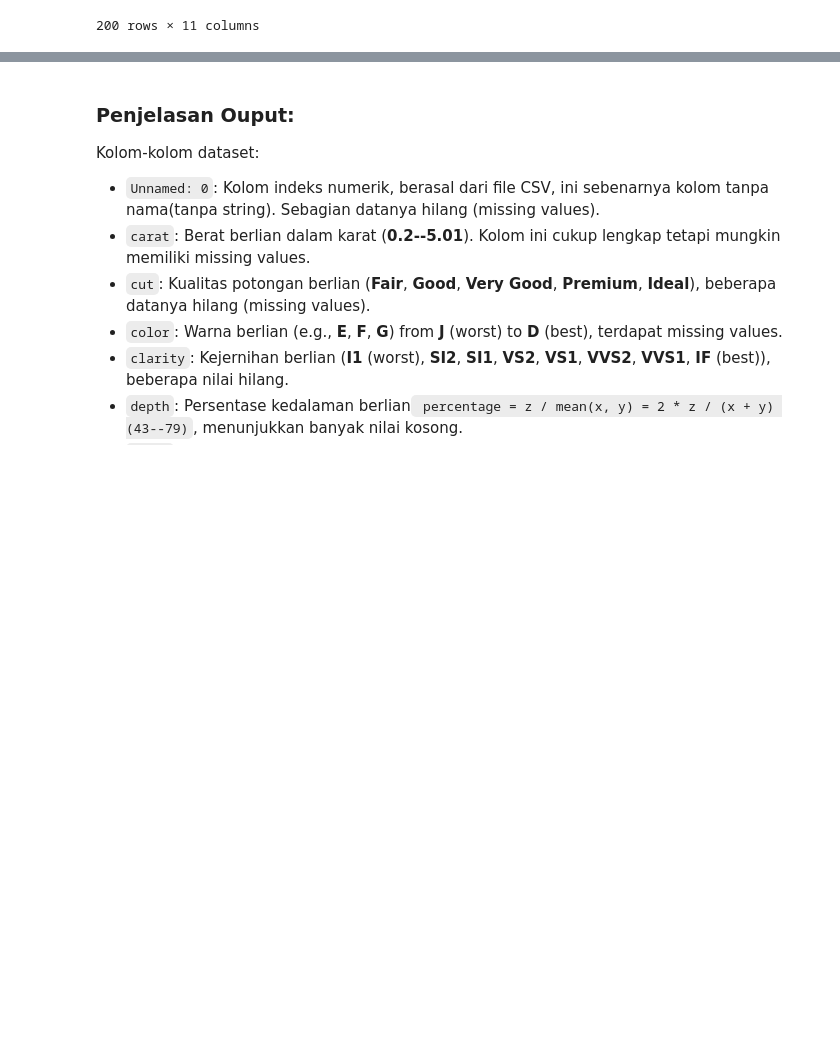
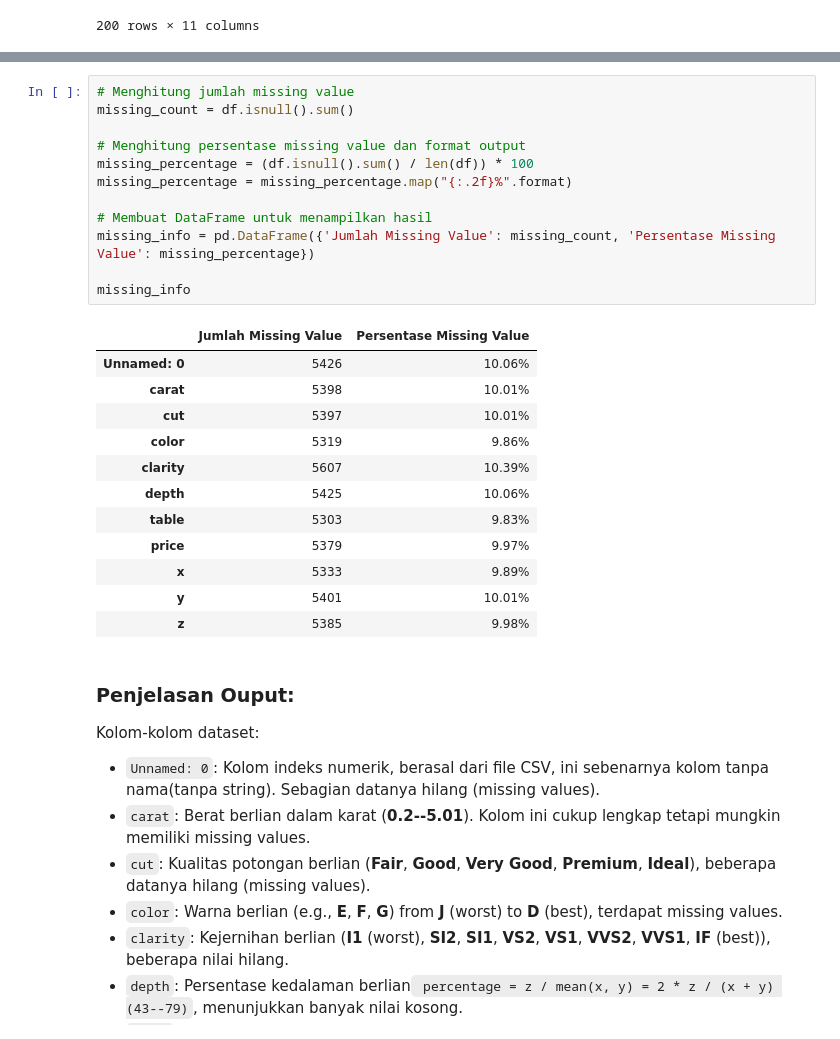
Before and after one commit to LatiefDataVisionary/eda-college-task, a Jupyter notebook: EDA_UAS.ipynb, the cells around one changed output, grey strips where cells are left out. Cells and saved outputs as stored; diff of their text form; blank space fills up the shorter version.

```diff
--- a/EDA_UAS.ipynb
+++ b/EDA_UAS.ipynb
@@ -98,3 +114,28 @@ df.head(200)
+# %%
+# Menghitung jumlah missing value
+missing_count = df.isnull().sum()
+
+# Menghitung persentase missing value dan format output
+missing_percentage = (df.isnull().sum() / len(df)) * 100
+missing_percentage = missing_percentage.map("{:.2f}%".format)
+
+# Membuat DataFrame untuk menampilkan hasil
+missing_info = pd.DataFrame({'Jumlah Missing Value': missing_count, 'Persentase Missing Value': missing_percentage})
+
+missing_info
+# %% [output]
+|  | Jumlah Missing Value | Persentase Missing Value |
+| Unnamed: 0 | 5426 | 10.06% |
+| carat | 5398 | 10.01% |
+| cut | 5397 | 10.01% |
+| color | 5319 | 9.86% |
+| clarity | 5607 | 10.39% |
+| depth | 5425 | 10.06% |
+| table | 5303 | 9.83% |
+| price | 5379 | 9.97% |
+| x | 5333 | 9.89% |
+| y | 5401 | 10.01% |
+| z | 5385 | 9.98% |
 # %% [markdown]
 ### **Penjelasan Ouput:**
 
```
Also changed, not shown: parts of 4 cells of this notebook.
